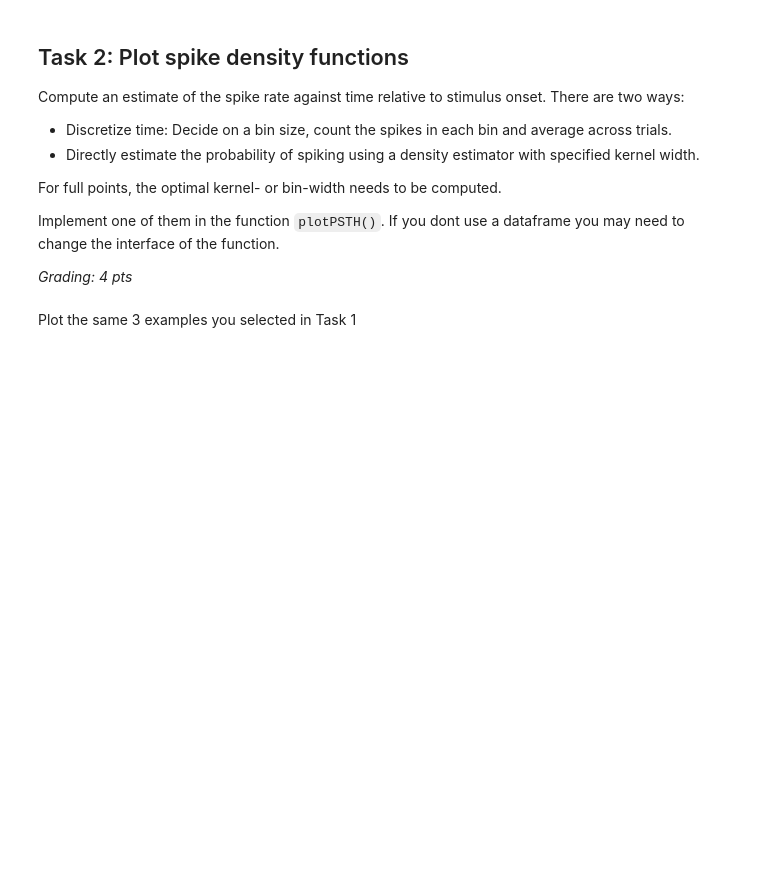
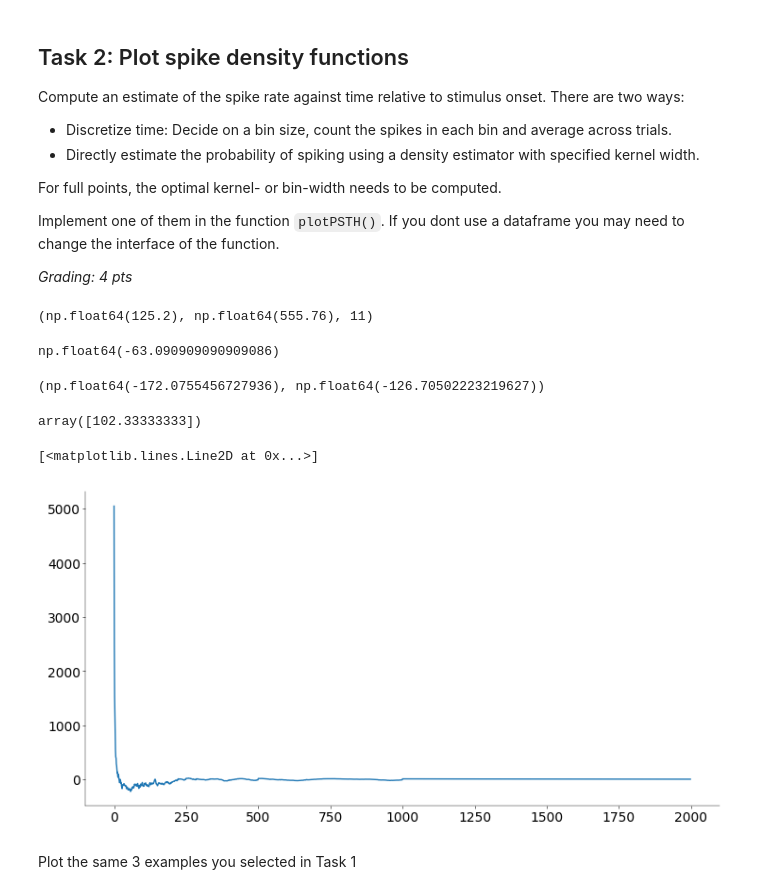
Before and after one commit to toniklenk/NeuralDataScience, a Jupyter notebook: notebooks/CodingLab4.ipynb, the cells around one changed output. Saved outputs shown, nothing was run; the diff lists cells and outputs as text; code cells hidden in the pictures; blank space fills up the shorter version.

```diff
--- a/notebooks/CodingLab4.ipynb
+++ b/notebooks/CodingLab4.ipynb
@@ -258,0 +236,29 @@ Implement one of them in the function `plotPSTH()`. If you dont use a dataframe
+# %%
+k_ = ki.mean()
+v = ki.var()
+n = neuron_spikes.Trial.unique().size
+k_, v, n
+# %% [output]
+(np.float64(125.2), np.float64(555.76), 11)
+# %%
+Cn = (2 * k_ - v) / (n * bin_size / 1000) ** 2
+Cn
+# %% [output]
+np.float64(-63.090909090909086)
+# %%
+def Cn(neuron_spikes, bin_size):
+    # count number of spikes in each bin
+    # Create bins from -500 to 2000 ms with the specified bin size
+    bin_edges = np.arange(0, 2001, bin_size)
+    # Count spikes in each bin
+    ki, _ = np.histogram(neuron_spikes["relTime"], bins=bin_edges)
+
+    k_ = ki.mean()
+    v = ki.var()
+    n = neuron_spikes.Trial.unique().size
+    # convert bin size to seconds
+    return (2 * k_ - v) / (n * bin_size / 1000) ** 2
+# %%
+Cn(neuron_spikes, 46.111), Cn(neuron_spikes, 102.0)
+# %% [output]
+(np.float64(-172.0755456727936), np.float64(-126.70502223219627))
@@ -259,3 +267,16 @@ Implement one of them in the function `plotPSTH()`. If you dont use a dataframe
+# %%
+res.x
+# %% [output]
+array([102.33333333])
+# %%
+res = []
+for i in range(1, 2000):
+    res.append(Cn(neuron_spikes, i))
+# %%
+plt.plot(res)
+# %% [output]
+[<matplotlib.lines.Line2D at 0x...>]
+[figure, added]
 # %%
 def plotPSTH(spikes: pd.DataFrame, neuron: int):
     """Plot PSTH for a single neuron sorted by condition
```
Also changed, not shown: parts of 11 cells of this notebook.
